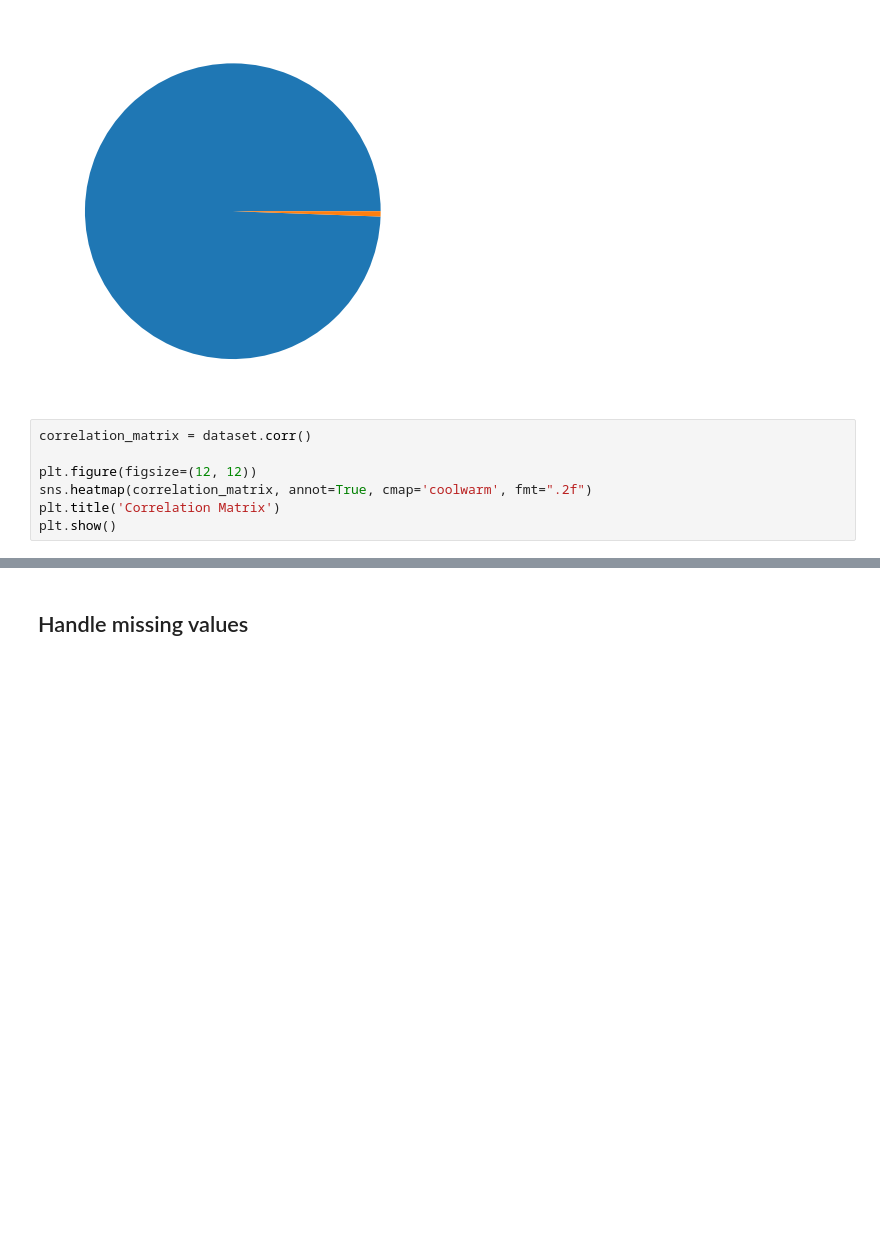
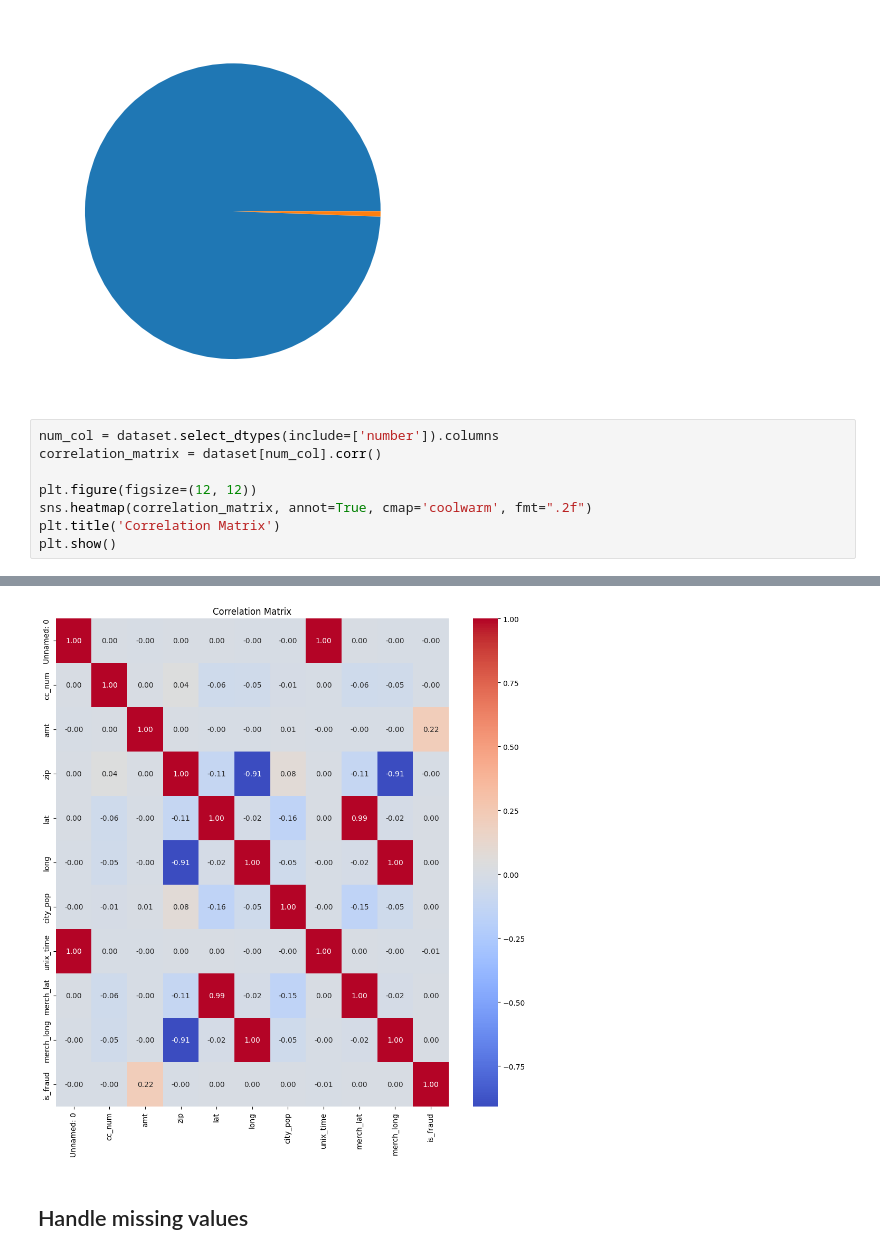
Before and after one commit to alexish4/Preprocessing, a Jupyter notebook: Preprocess.ipynb, the cells around one changed output, grey strips where cells are left out. Saved outputs shown, nothing was run; the diff lists cells and outputs as text; blank space fills up the shorter version.

```diff
--- a/Preprocess.ipynb
+++ b/Preprocess.ipynb
@@ -92,7 +92,8 @@ plt.show()
 # %% [output]
 [figure]
 # %%
-correlation_matrix = dataset.corr()
+num_col = dataset.select_dtypes(include=['number']).columns
+correlation_matrix = dataset[num_col].corr()
 
 plt.figure(figsize=(12, 12))
 sns.heatmap(correlation_matrix, annot=True, cmap='coolwarm', fmt=".2f")
@@ -103,3 +103,4 @@ ValueError: could not convert string to float: '2019-01-01 00:00:18'
+[figure, added]
 # %% [markdown]
 ## Handle missing values
 # %%
```
Also changed, not shown: parts of 4 cells of this notebook.
